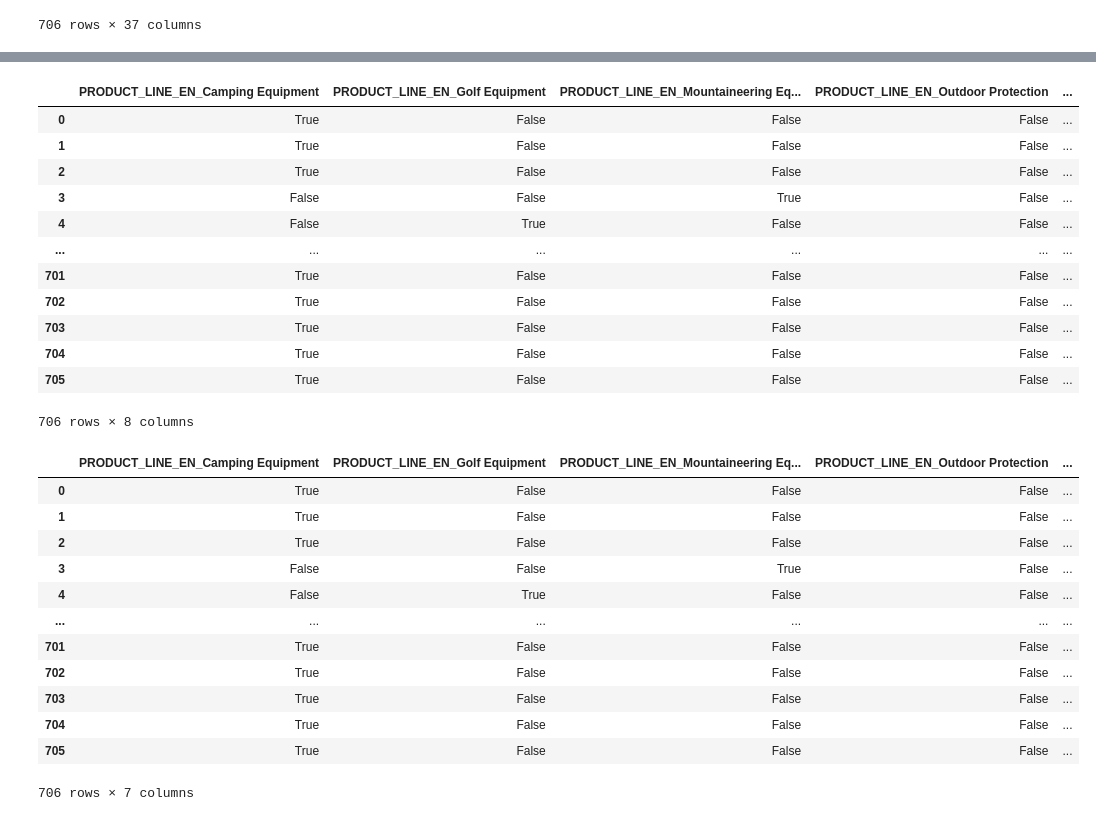
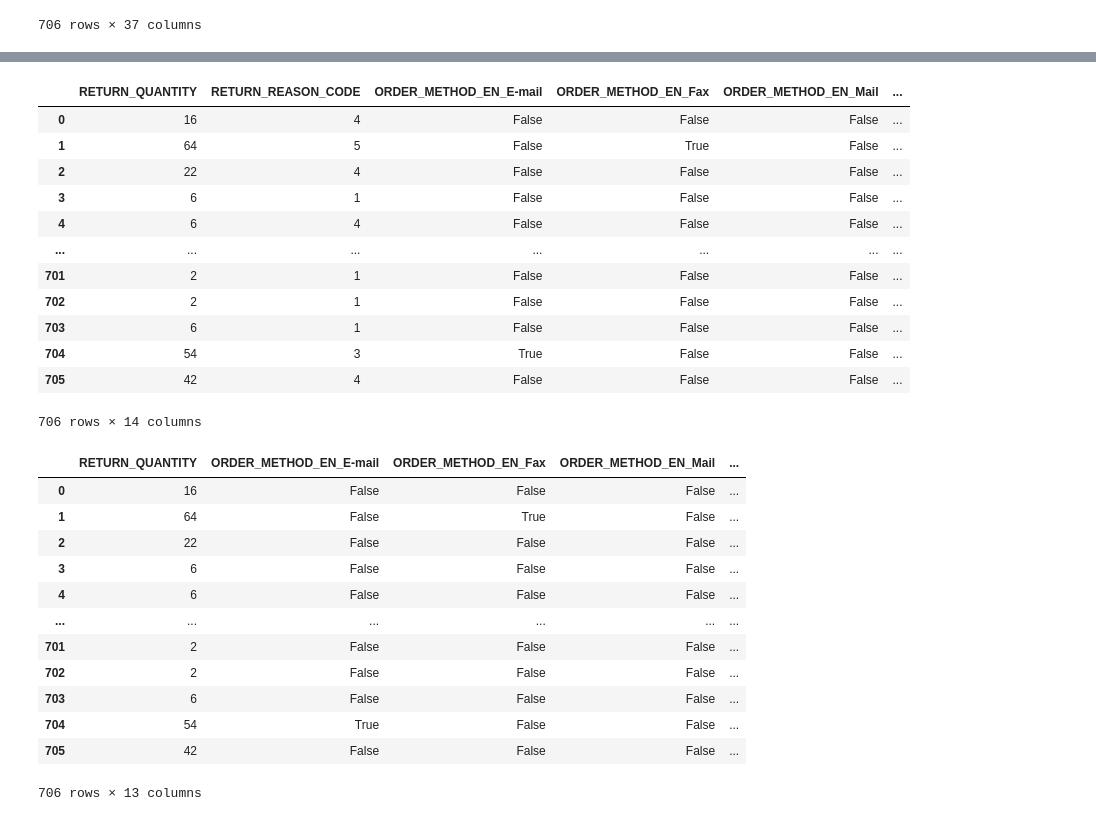
Before and after one commit to CroissantDevourer/dedsportfolio, a Jupyter notebook: Week 8/classificatiemodel.ipynb, the cells around one changed output, grey strips where cells are left out. Cells and saved outputs as stored; diff of their text form; code cells hidden in the pictures.

```diff
--- a/Week 8/classificatiemodel.ipynb
+++ b/Week 8/classificatiemodel.ipynb
@@ -41,7 +50,7 @@ merged
 | 705 | 99817 | 9111 | 36 | 42 | 21.03 | 34.9 | 34.9 | ... |
 706 rows × 37 columns
 # %%
-df = merged.loc[:, ['ORDER_METHOD_EN', 'UNIT_PRICE', 'UNIT_SALE_PRICE', 'RETURN_REASON_CODE']]
+df = merged.loc[:, ['ORDER_METHOD_EN', 'PRODUCT_LINE_EN', 'RETURN_QUANTITY', 'RETURN_REASON_CODE']]
 df
 
 #afhankelijke variabele: RETURN_REASON_CODE onafhankelijke variabelen: PRODUCT_NUMBER, QUANTITY, UNIT_PRICE, UNIT_SALE_PRICE,
@@ -61,4 +70,4 @@ df
 706 rows × 4 columns
 # %%
-dummies_df = pd.get_dummies(df.loc[:, ['ORDER_METHOD_EN']])
-dummies_df
+dummies_df_method = pd.get_dummies(df.loc[:, ['ORDER_METHOD_EN']])
+dummies_df_product_line = pd.get_dummies(df.loc[:, ['PRODUCT_LINE_EN']])
@@ -79,40 +74,40 @@ dummies_df
 # %%
-df = pd.concat([df, dummies_df], axis = 1)
+df = pd.concat([df, dummies_df_method, dummies_df_product_line], axis = 1)
 df = df.drop(['ORDER_METHOD_EN'], axis = 1)
-df = df.loc[:, ['PRODUCT_LINE_EN_Camping Equipment', 'PRODUCT_LINE_EN_Golf Equipment', 'PRODUCT_LINE_EN_Mountaineering Equipment', 'PRODUCT_LINE_EN_Outdoor Protection', 'PRODUCT_LINE_EN_Personal Accessories', 'UNIT_PRICE', 'UNIT_SALE_PRICE', 'RETURN_REASON_CODE']]
+df = df.drop(['PRODUCT_LINE_EN'], axis = 1)
 df
 # %% [output]
-|  | PRODUCT_LINE_EN_Camping Equipment | PRODUCT_LINE_EN_Golf Equipment | PRODUCT_LINE_EN_Mountaineering Eq... | PRODUCT_LINE_EN_Outdoor Protection | ... |
-| 0 | True | False | False | False | ... |
-| 1 | True | False | False | False | ... |
-| 2 | True | False | False | False | ... |
-| 3 | False | False | True | False | ... |
-| 4 | False | True | False | False | ... |
-| ... | ... | ... | ... | ... | ... |
-| 701 | True | False | False | False | ... |
-| 702 | True | False | False | False | ... |
-| 703 | True | False | False | False | ... |
-| 704 | True | False | False | False | ... |
-| 705 | True | False | False | False | ... |
+|  | RETURN_QUANTITY | RETURN_REASON_CODE | ORDER_METHOD_EN_E-mail | ORDER_METHOD_EN_Fax | ORDER_METHOD_EN_Mail | ... |
+| 0 | 16 | 4 | False | False | False | ... |
+| 1 | 64 | 5 | False | True | False | ... |
+| 2 | 22 | 4 | False | False | False | ... |
+| 3 | 6 | 1 | False | False | False | ... |
+| 4 | 6 | 4 | False | False | False | ... |
+| ... | ... | ... | ... | ... | ... | ... |
+| 701 | 2 | 1 | False | False | False | ... |
+| 702 | 2 | 1 | False | False | False | ... |
+| 703 | 6 | 1 | False | False | False | ... |
+| 704 | 54 | 3 | True | False | False | ... |
+| 705 | 42 | 4 | False | False | False | ... |
-706 rows × 8 columns
+706 rows × 14 columns
 # %%
 x = df.drop('RETURN_REASON_CODE', axis = 1)
 y = df.loc[:, ['RETURN_REASON_CODE']]
 x
 # %% [output]
-|  | PRODUCT_LINE_EN_Camping Equipment | PRODUCT_LINE_EN_Golf Equipment | PRODUCT_LINE_EN_Mountaineering Eq... | PRODUCT_LINE_EN_Outdoor Protection | ... |
-| 0 | True | False | False | False | ... |
-| 1 | True | False | False | False | ... |
-| 2 | True | False | False | False | ... |
-| 3 | False | False | True | False | ... |
-| 4 | False | True | False | False | ... |
+|  | RETURN_QUANTITY | ORDER_METHOD_EN_E-mail | ORDER_METHOD_EN_Fax | ORDER_METHOD_EN_Mail | ... |
+| 0 | 16 | False | False | False | ... |
+| 1 | 64 | False | True | False | ... |
+| 2 | 22 | False | False | False | ... |
+| 3 | 6 | False | False | False | ... |
+| 4 | 6 | False | False | False | ... |
 | ... | ... | ... | ... | ... | ... |
-| 701 | True | False | False | False | ... |
-| 702 | True | False | False | False | ... |
-| 703 | True | False | False | False | ... |
-| 704 | True | False | False | False | ... |
-| 705 | True | False | False | False | ... |
+| 701 | 2 | False | False | False | ... |
+| 702 | 2 | False | False | False | ... |
+| 703 | 6 | False | False | False | ... |
+| 704 | 54 | True | False | False | ... |
+| 705 | 42 | False | False | False | ... |
-706 rows × 7 columns
+706 rows × 13 columns
 # %%
 x_train, x_test, y_train, y_test = train_test_split(
     x,
```
Also changed, not shown: parts of 8 cells of this notebook, 1 other file.
